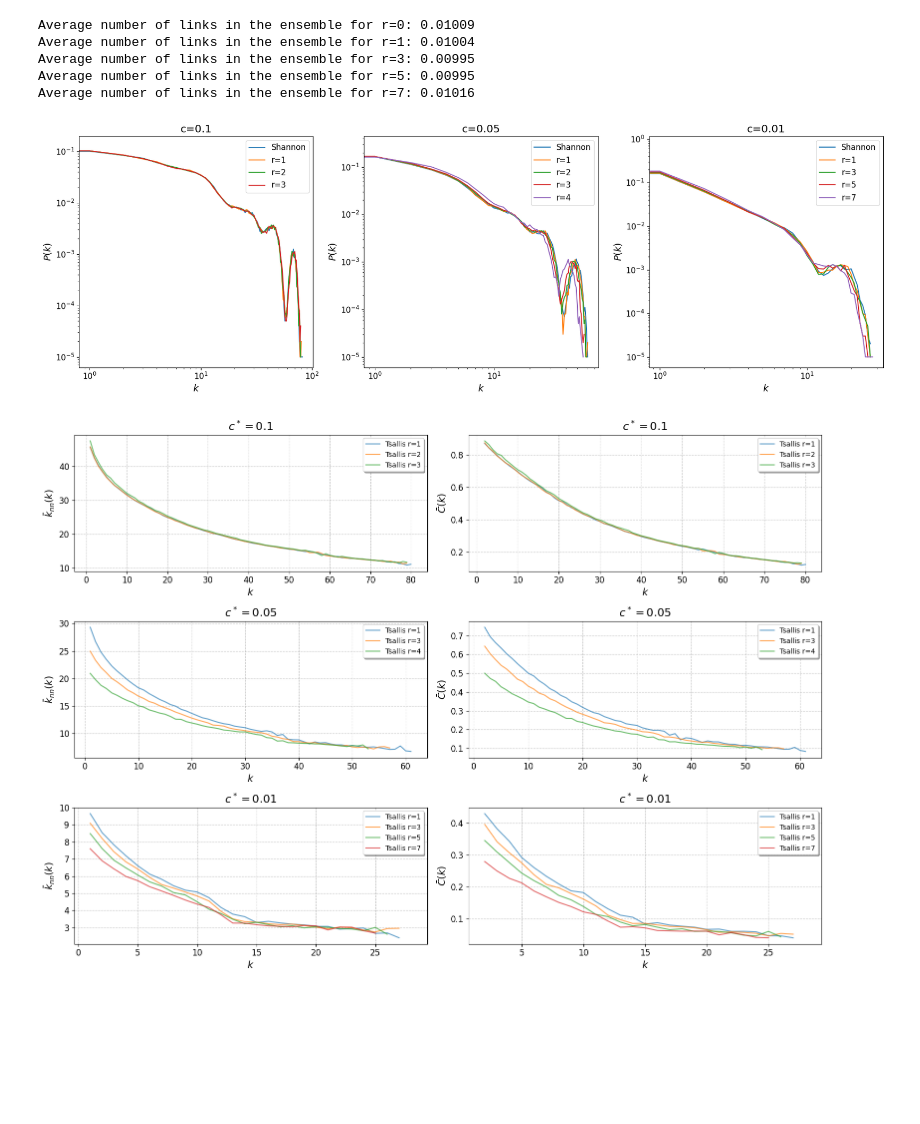
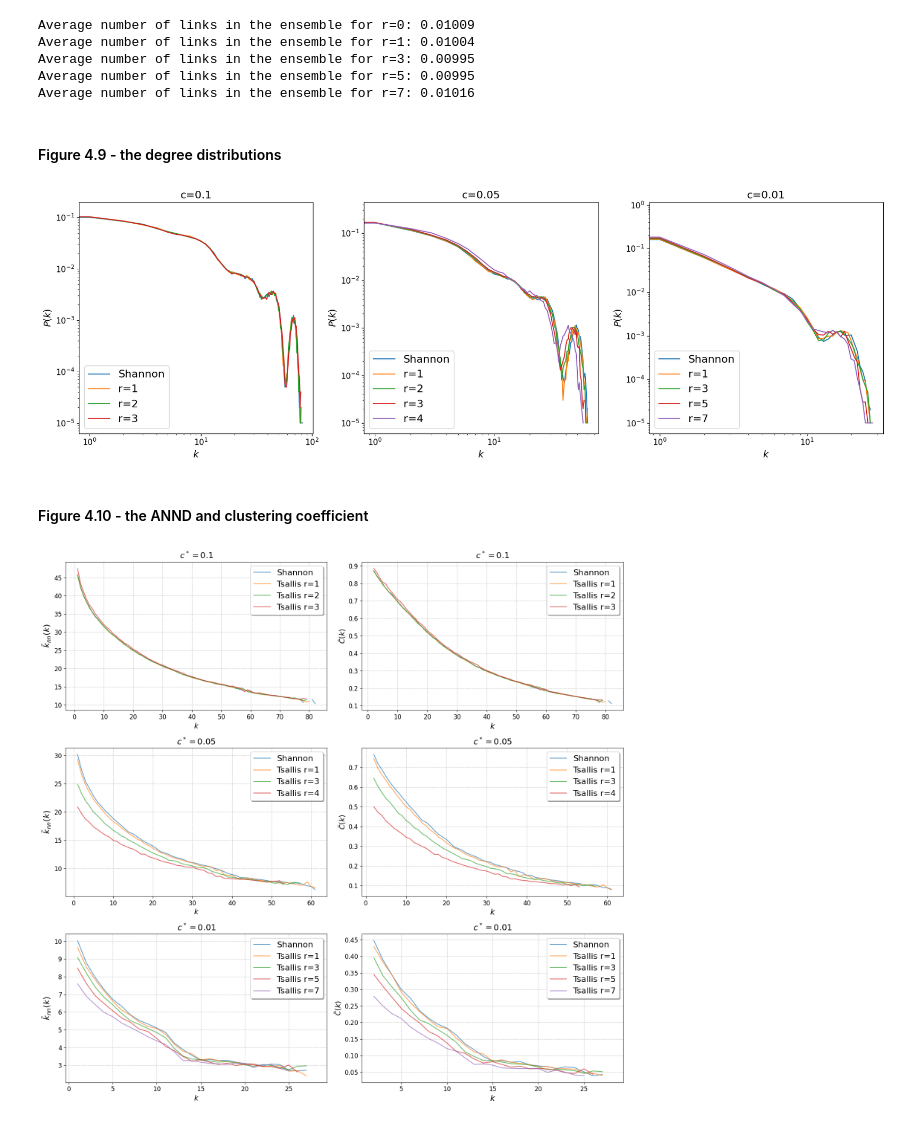
Before and after one commit to DavidDobas/Tsallis-Network-Models, a Jupyter notebook: tsallis_network_models.ipynb, the cells around one changed output. Cells and saved outputs as stored; diff of their text form; code cells hidden in the pictures; blank space fills up the shorter version.

```diff
--- a/tsallis_network_models.ipynb
+++ b/tsallis_network_models.ipynb
@@ -1035,6 +1039,8 @@ Average number of links in the ensemble for r=1: 0.01004
 Average number of links in the ensemble for r=3: 0.00995
 Average number of links in the ensemble for r=5: 0.00995
 Average number of links in the ensemble for r=7: 0.01016
+# %% [markdown]
+#### Figure 4.9 - the degree distributions
 # %%
 def plot_degree_distributions(ensembles, loglog=False):
     for r in ensembles.keys():
@@ -1083,7 +1089,7 @@ for i, (ensemble, title) in enumerate(zip([ensembles_01, ensembles_005, ensemble
     plt.xlabel('$k$', fontsize=14)
     plt.ylabel('$P(k)$', fontsize=14)
     plt.title(title, fontsize=16)
-    plt.legend(fontsize=12)
+    plt.legend(fontsize=16, loc='lower left')
 
     # Set log-log scale
     plt.xscale('log')
@@ -1092,15 +1098,17 @@ for i, (ensemble, title) in enumerate(zip([ensembles_01, ensembles_005, ensemble
 plt.tight_layout()
 plt.show()
 # %% [output]
-[figure, old version]
+[figure, new version]
+# %% [markdown]
+#### Figure 4.10 - the ANND and clustering coefficient
 # %%
 # Create a 3x2 figure for plotting ANND and clustering coefficient for different densities
-fig, axs = plt.subplots(3, 2, figsize=(16, 12))
+fig, axs = plt.subplots(3, 2, figsize=(16, 16))
 
 # Densities to plot
 densities = ['01', '005', '001']
 density_labels = ['$c^* = 0.1$', '$c^* = 0.05$', '$c^* = 0.01$']
-r_to_plot = {'01': [1,2,3,], '005': [1,3,4], '001': [1,3,5,7]}
+r_to_plot = {'01': [0,1,2,3], '005': [0,1,3,4], '001': [0,1,3,5,7]}
 
 for i, (density, density_label) in enumerate(zip(densities, density_labels)):
     # Get the appropriate variables based on density
@@ -1117,34 +1125,34 @@ for i, (density, density_label) in enumerate(zip(densities, density_labels)):
     # Left column: ANND per degree
     for r in r_to_plot[density]:
         degrees = range(len(annd_per_degree_tsallis_to_plot[r]))
         axs[i, 0].plot(degrees, annd_per_degree_tsallis_to_plot[r], label=f'Tsallis r={r}' if r != 0 else 'Shannon', alpha=0.7)
 
 
     axs[i, 0].set_xlabel('$k$', fontsize=14)
-    axs[i, 0].set_ylabel(r'$\bar{k}_{nn}(k)$', fontsize=14)
+    axs[i, 0].set_ylabel(r'$\bar{k}_{nn}(k)$', fontsize=16)
     axs[i, 0].set_title(density_label, fontsize=16)
     axs[i, 0].grid(True, linestyle='--', alpha=0.7)
 
     # Right column: Clustering coefficient per degree
     for r in r_to_plot[density]:
         degrees = range(len(clustering_per_degree_tsallis_to_plot[r]))
         axs[i, 1].plot(degrees, clustering_per_degree_tsallis_to_plot[r], label=f'Tsallis r={r}' if r != 0 else 'Shannon', alpha=0.7)
 
 
-    axs[i, 1].set_xlabel('$k$', fontsize=14)
+    axs[i, 1].set_xlabel('$k$', fontsize=16)
     axs[i, 1].set_ylabel(r'$\bar{C}(k)$', fontsize=14)
     axs[i, 1].set_title(density_label, fontsize=16)
     axs[i, 1].grid(True, linestyle='--', alpha=0.7)
 
 # Add legends to each subplot individually
 for i in range(len(densities)):
     for j in range(2):
         # Place the legend outside the plot area to avoid overlapping with data
-        axs[i, j].legend(loc='upper right', fontsize=10, frameon=True,
+        axs[i, j].legend(loc='upper right', fontsize=16, frameon=True,
                          fancybox=True, shadow=True)
 
 
 plt.tight_layout(rect=[0, 0, 1, 0.95])  # Adjust layout to make room for the legend
 plt.show()
 # %% [output]
-[figure, old version]
+[figure, new version]
```
Also changed, not shown: parts of 4 cells of this notebook, 2 other files.
